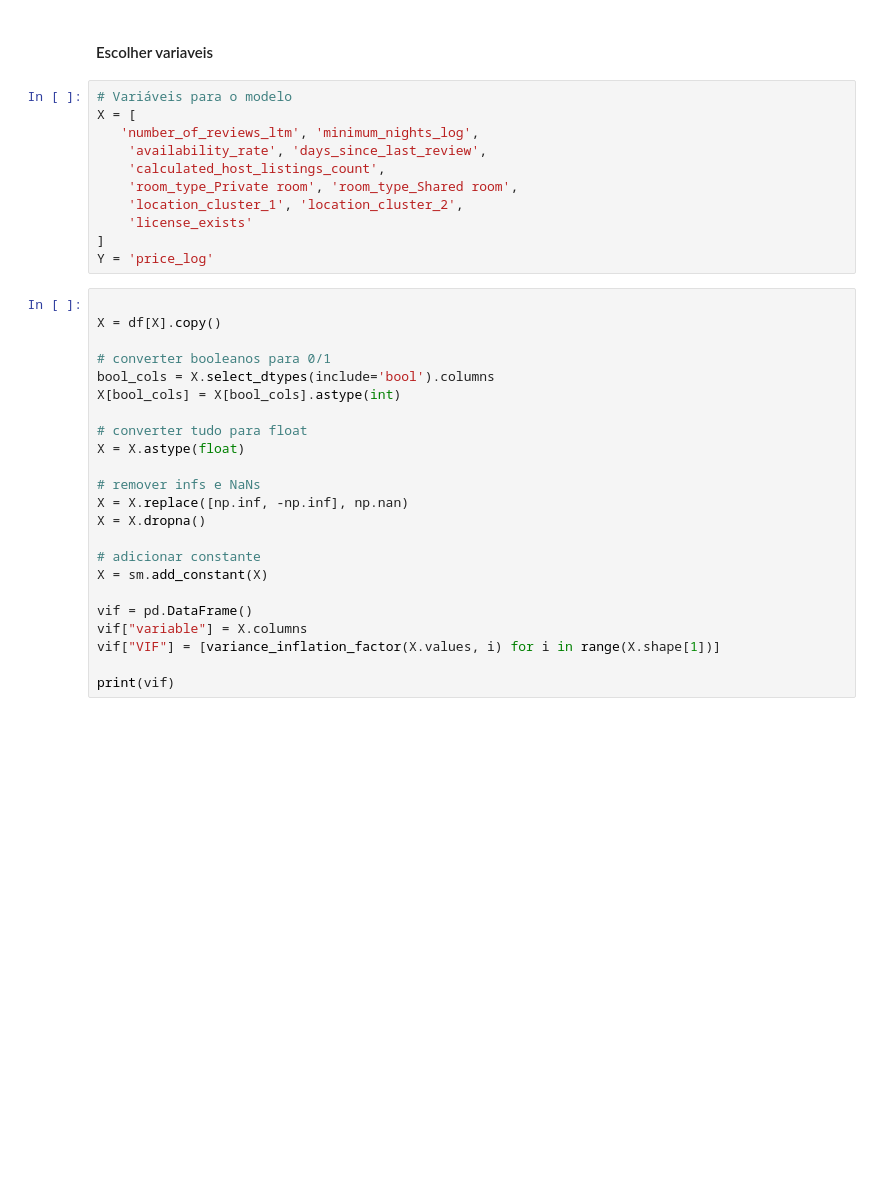
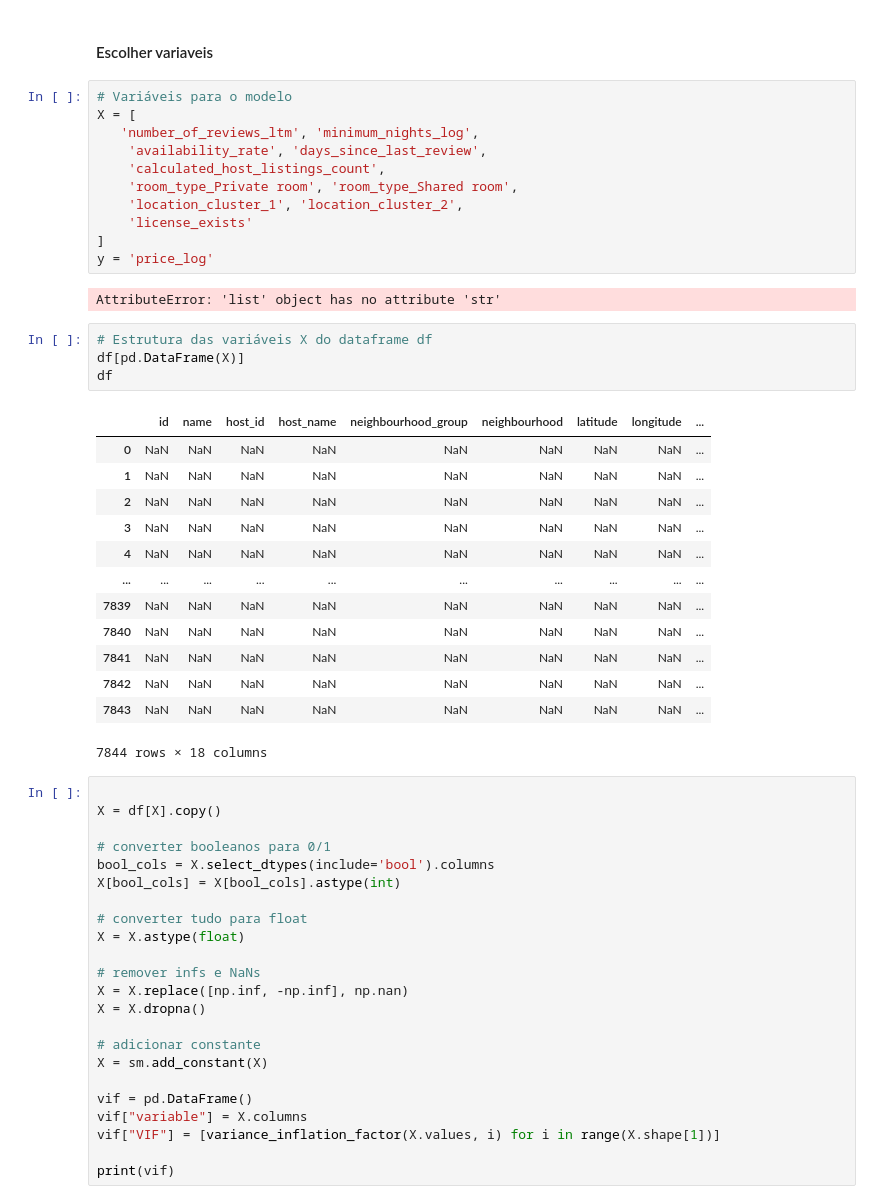
Before and after one commit to leandromicael123/An-lise-regress-o, a Jupyter notebook: Trabalho.ipynb, the cells around one changed output. Drawn from its saved outputs; the diff is of its cells as text; blank space fills up the shorter version.

```diff
--- a/Trabalho.ipynb
+++ b/Trabalho.ipynb
@@ -844,7 +847,27 @@ X = [
     'location_cluster_1', 'location_cluster_2',
     'license_exists'
 ]
-Y = 'price_log'
+y = 'price_log'
+# %% [output]
+AttributeError: 'list' object has no attribute 'str'
+# %%
+# Estrutura das variáveis X do dataframe df
+df[pd.DataFrame(X)]
+df
+# %% [output]
+|  | id | name | host_id | host_name | neighbourhood_group | neighbourhood | latitude | longitude | ... |
+| 0 | NaN | NaN | NaN | NaN | NaN | NaN | NaN | NaN | ... |
+| 1 | NaN | NaN | NaN | NaN | NaN | NaN | NaN | NaN | ... |
+| 2 | NaN | NaN | NaN | NaN | NaN | NaN | NaN | NaN | ... |
+| 3 | NaN | NaN | NaN | NaN | NaN | NaN | NaN | NaN | ... |
+| 4 | NaN | NaN | NaN | NaN | NaN | NaN | NaN | NaN | ... |
+| ... | ... | ... | ... | ... | ... | ... | ... | ... | ... |
+| 7839 | NaN | NaN | NaN | NaN | NaN | NaN | NaN | NaN | ... |
+| 7840 | NaN | NaN | NaN | NaN | NaN | NaN | NaN | NaN | ... |
+| 7841 | NaN | NaN | NaN | NaN | NaN | NaN | NaN | NaN | ... |
+| 7842 | NaN | NaN | NaN | NaN | NaN | NaN | NaN | NaN | ... |
+| 7843 | NaN | NaN | NaN | NaN | NaN | NaN | NaN | NaN | ... |
+7844 rows × 18 columns
 # %%
 
 X = df[X].copy()
```
Also changed, not shown: parts of 2 cells of this notebook.
